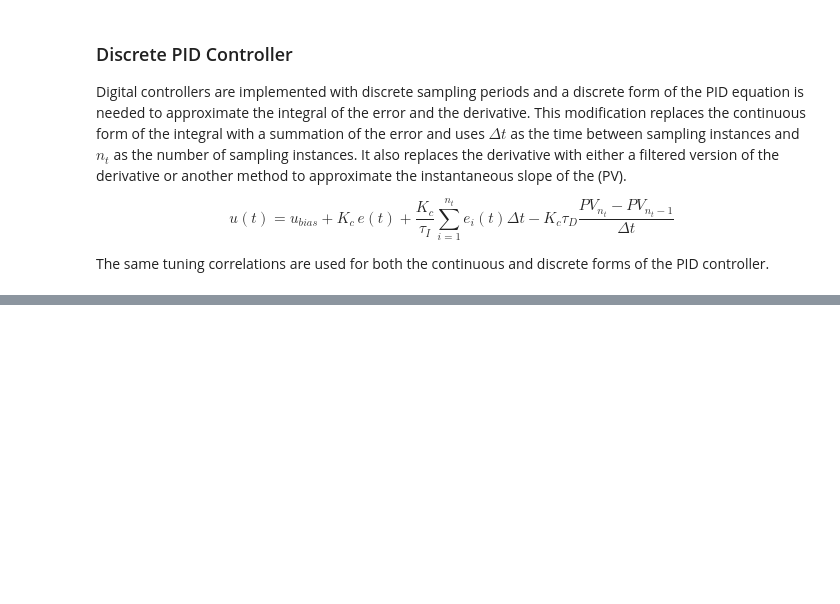
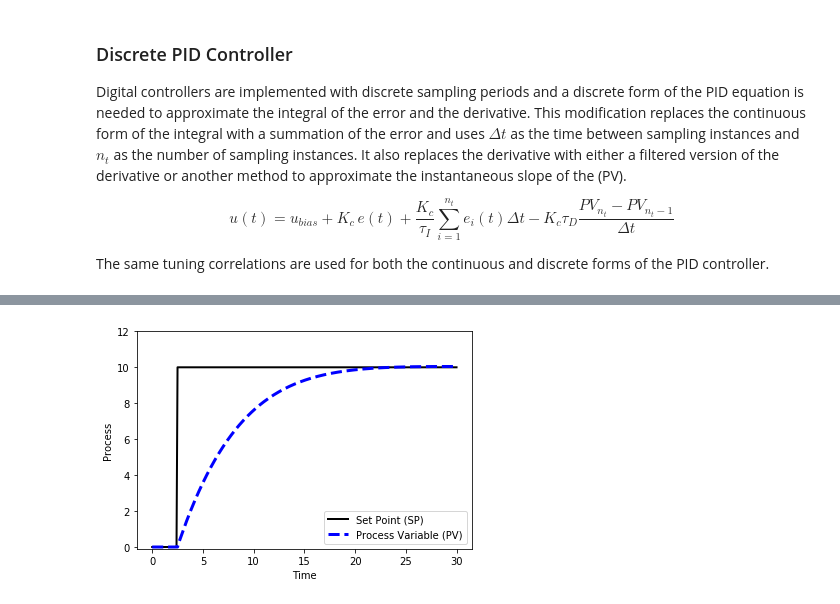
Before and after one commit to MatthiasDR96/process_dynamics_and_control, a Jupyter notebook: 3_closed_loop_control/closed_loop_control_4_pid_control.ipynb, the cells around one changed output, grey strips where cells are left out. Saved outputs shown, nothing was run; the diff lists cells and outputs as text; code cells hidden in the pictures; blank space fills up the shorter version.

Commit message:
Last Changes

```diff
--- a/3_closed_loop_control/closed_loop_control_4_pid_control.ipynb
+++ b/3_closed_loop_control/closed_loop_control_4_pid_control.ipynb
@@ -25,0 +140,97 @@ The same tuning correlations are used for both the continuous and discrete forms
+# %%
+# Import modules
+import numpy as np
+import matplotlib.pyplot as plt
+from scipy.integrate import odeint
+
+# process model
+Kp = 3.0
+taup = 5.0
+def process(y,t,u,Kp,taup):
+    # Kp = process gain
+    # taup = process time constant
+    dydt = -y/taup + Kp/taup * u
+    return dydt
+
+# Specify number of steps
+ns = 300
+
+# Define time points
+t = np.linspace(0,ns/10,ns+1)
+delta_t = t[1]-t[0]
+
+# Storage for recording values
+op = np.zeros(ns+1)  # controller output
+pv = np.zeros(ns+1)  # process variable
+e = np.zeros(ns+1)   # error
+ie = np.zeros(ns+1)  # integral of the error
+dpv = np.zeros(ns+1) # derivative of the pv
+P = np.zeros(ns+1)   # proportional
+I = np.zeros(ns+1)   # integral
+D = np.zeros(ns+1)   # derivative
+sp = np.zeros(ns+1)  # set point
+sp[25:] = 10
+
+# PID (starting point)
+Kc = 1.0/Kp
+tauI = taup
+tauD = 0.0
+
+# PID (tuning)
+Kc = Kc * 1
+tauI = tauI / 1
+tauD = 1.0
+
+# Upper and Lower limits on OP
+op_hi = 10.0
+op_lo = 0.0
+
+# Loop through time steps
+for i in range(0,ns):
+
+    # Error
+    e[i] = sp[i] - pv[i]
+
+    # Calculate integral and derivative terms
+    if i >= 1:
+        dpv[i] = (pv[i]-pv[i-1])/delta_t
+        ie[i] = ie[i-1] + e[i] * delta_t
+
+    # PID control
+    P[i] = Kc * e[i]
+    I[i] = Kc/tauI * ie[i]
+    D[i] = - Kc * tauD * dpv[i]
+    op[i] = op[0] + P[i] + I[i] + D[i]
+
+    # Limits
+    if op[i] > op_hi:  # check upper limit
+        op[i] = op_hi
+        ie[i] = ie[i] - e[i] * delta_t # anti-reset windup
+    if op[i] < op_lo:  # check lower limit
+        op[i] = op_lo
+        ie[i] = ie[i] - e[i] * delta_t # anti-reset windup
+
+    # Integrate timestep
+    y = odeint(process,pv[i],[0,delta_t],args=(op[i],Kp,taup))
+
+    # Set new start point
+    pv[i+1] = y[-1]
+
+# Save last point
+op[ns] = op[ns-1]
+ie[ns] = ie[ns-1]
+P[ns] = P[ns-1]
+I[ns] = I[ns-1]
+D[ns] = D[ns-1]
+
+# plot results
+plt.figure(1)
+plt.plot(t,sp,'k-',linewidth=2)
+plt.plot(t,pv,'b--',linewidth=3)
+plt.legend(['Set Point (SP)','Process Variable (PV)'],loc='best')
+plt.ylabel('Process')
+plt.ylim([-0.1,12])
+plt.xlabel('Time')
+plt.show()
+# %% [output]
+[figure, added]
```
Also changed, not shown: parts of 8 cells of this notebook, 13 other files.
